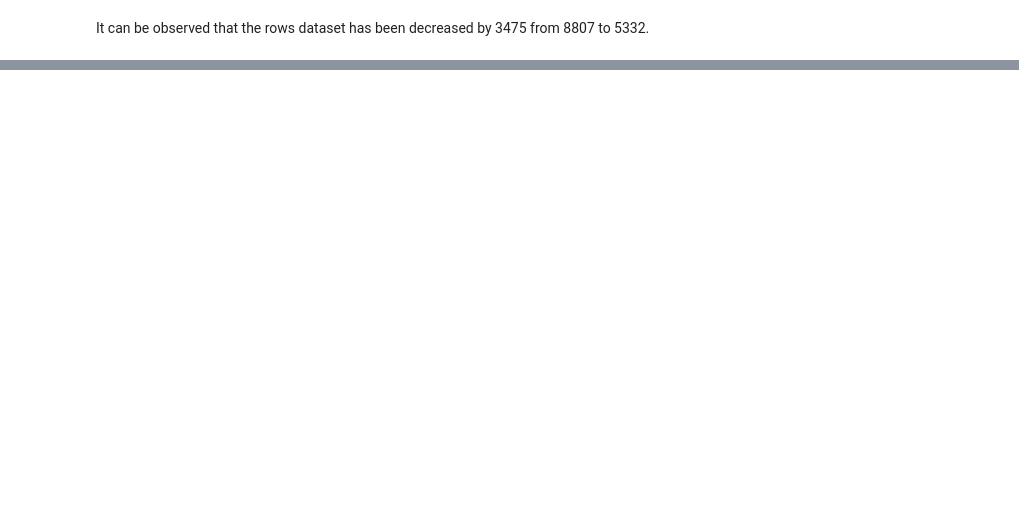
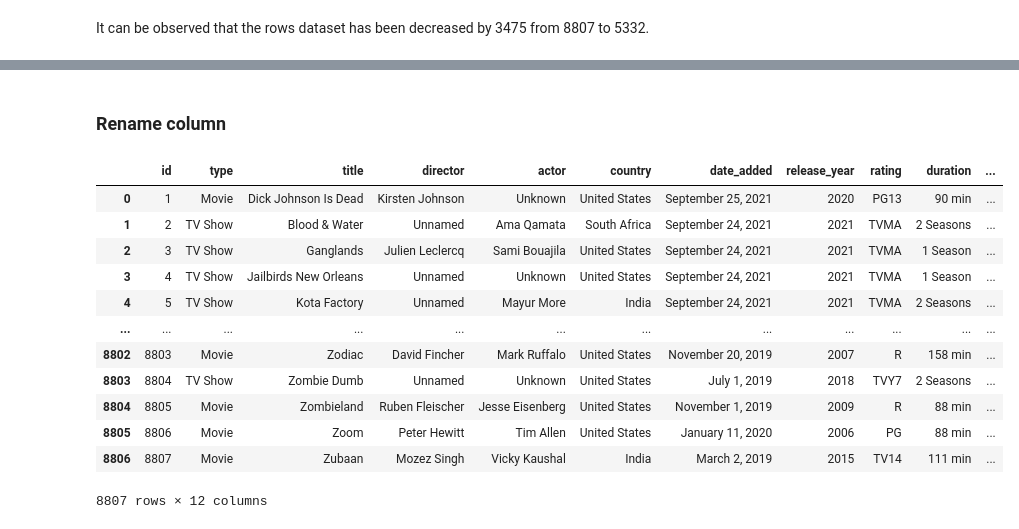
Before and after one commit to shiyunc/data, a Jupyter notebook: python/project 2 - netflix data cleaning.ipynb, the cells around one changed output, grey strips where cells are left out. Saved outputs shown, nothing was run; the diff lists cells and outputs as text; code cells hidden in the pictures; blank space fills up the shorter version.

```diff
--- a/python/project 2 - netflix data cleaning.ipynb
+++ b/python/project 2 - netflix data cleaning.ipynb
@@ -259,0 +426,25 @@ dtype: int64
+# %% [markdown]
+### Rename column
+# %%
+# Rename column
+df.rename(columns={"show_id":"id"}, inplace = True)
+df.rename(columns={"cast":"actor"}, inplace = True)
+df.rename(columns={"listed_in":"genre"}, inplace = True)
+df.rename(columns={"description":"review"}, inplace = True)
+
+# Display data
+df
+# %% [output]
+|  | id | type | title | director | actor | country | date_added | release_year | rating | duration | ... |
+| 0 | 1 | Movie | Dick Johnson Is Dead | Kirsten Johnson | Unknown | United States | September 25, 2021 | 2020 | PG13 | 90 min | ... |
+| 1 | 2 | TV Show | Blood & Water | Unnamed | Ama Qamata | South Africa | September 24, 2021 | 2021 | TVMA | 2 Seasons | ... |
+| 2 | 3 | TV Show | Ganglands | Julien Leclercq | Sami Bouajila | United States | September 24, 2021 | 2021 | TVMA | 1 Season | ... |
+| 3 | 4 | TV Show | Jailbirds New Orleans | Unnamed | Unknown | United States | September 24, 2021 | 2021 | TVMA | 1 Season | ... |
+| 4 | 5 | TV Show | Kota Factory | Unnamed | Mayur More | India | September 24, 2021 | 2021 | TVMA | 2 Seasons | ... |
+| ... | ... | ... | ... | ... | ... | ... | ... | ... | ... | ... | ... |
+| 8802 | 8803 | Movie | Zodiac | David Fincher | Mark Ruffalo | United States | November 20, 2019 | 2007 | R | 158 min | ... |
+| 8803 | 8804 | TV Show | Zombie Dumb | Unnamed | Unknown | United States | July 1, 2019 | 2018 | TVY7 | 2 Seasons | ... |
+| 8804 | 8805 | Movie | Zombieland | Ruben Fleischer | Jesse Eisenberg | United States | November 1, 2019 | 2009 | R | 88 min | ... |
+| 8805 | 8806 | Movie | Zoom | Peter Hewitt | Tim Allen | United States | January 11, 2020 | 2006 | PG | 88 min | ... |
+| 8806 | 8807 | Movie | Zubaan | Mozez Singh | Vicky Kaushal | India | March 2, 2019 | 2015 | TV14 | 111 min | ... |
+8807 rows × 12 columns
```
Also changed, not shown: parts of 35 cells of this notebook.
